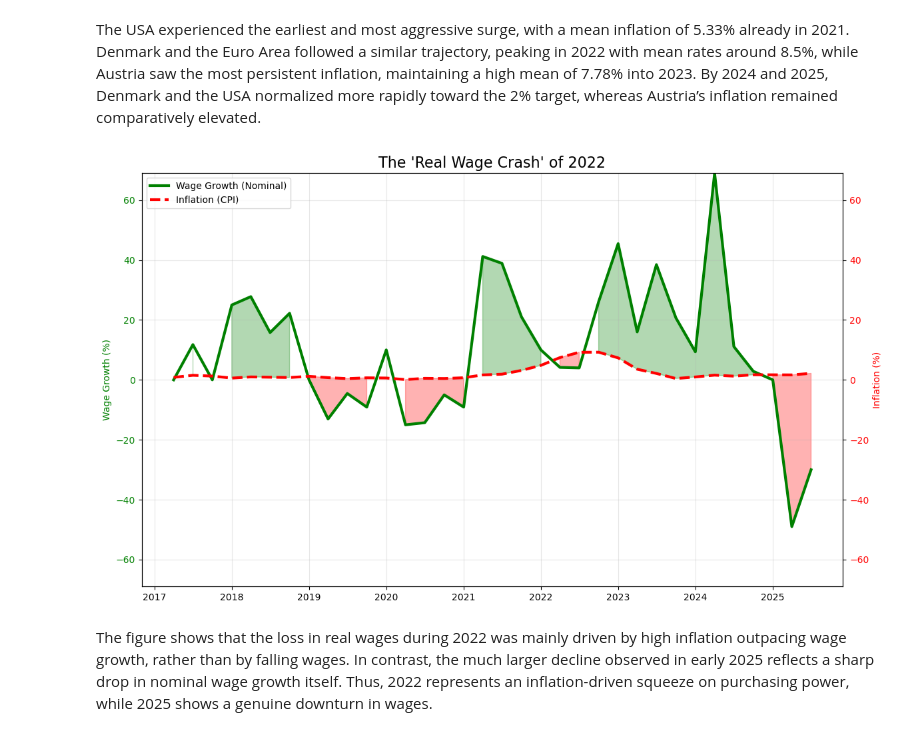
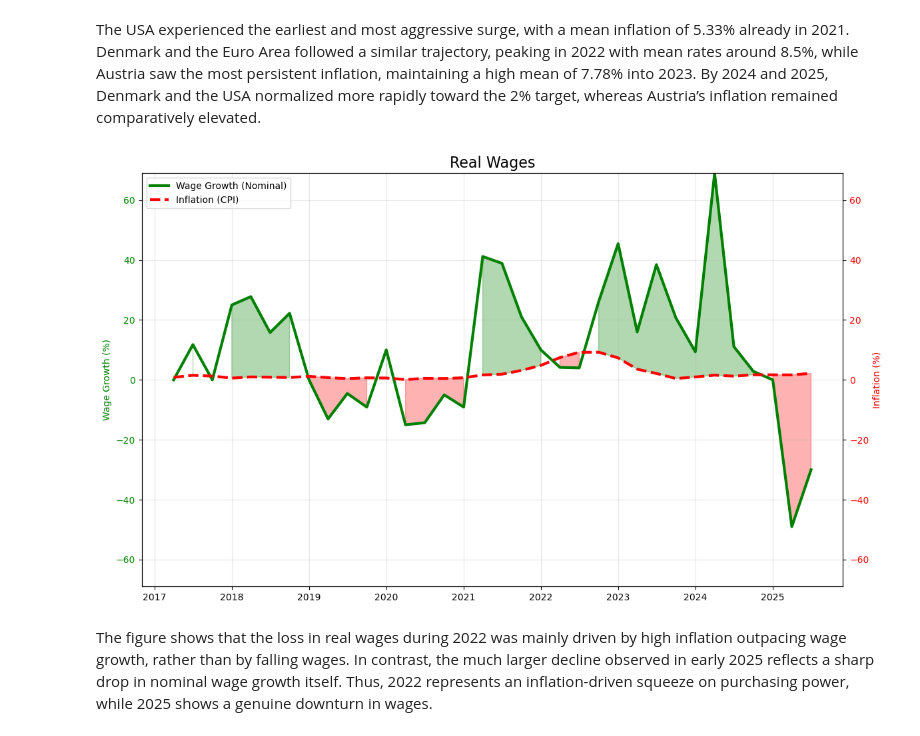
Before and after one commit to spb658/Eksamen-jake-ruben-Chris, a Jupyter notebook: Project__1.ipynb, the cells around one changed output. Drawn from its saved outputs; the diff is of its cells as text; code cells hidden in the pictures.

```diff
--- a/Project__1.ipynb
+++ b/Project__1.ipynb
@@ -725,34 +725,34 @@ ax1.set_ylim(-abs_max, abs_max)
 ax2 = ax1.twinx()
 ax2.plot(df["Date"], df["Inflation"],
          color="red", linewidth=3, linestyle="--", label="Inflation (CPI)")
 ax2.set_ylabel("Inflation (%)", color="red")
 ax2.tick_params(axis="y", labelcolor="red")
 ax2.set_ylim(-abs_max, abs_max)
 
 # Fill real wage loss / gain
 ax1.fill_between(
     df["Date"], df["Wage_Growth"], df["Inflation"],
     where=df["Inflation"] > df["Wage_Growth"],
     color="red", alpha=0.3
 )
 
 ax1.fill_between(
     df["Date"], df["Wage_Growth"], df["Inflation"],
     where=df["Wage_Growth"] > df["Inflation"],
     color="green", alpha=0.3
 )
 
-ax1.set_title("The 'Real Wage Crash' of 2022", fontsize=16)
+ax1.set_title("Real Wages", fontsize=16)
 ax1.grid(True, alpha=0.3)
 
 # Combined legend
 lines1, labels1 = ax1.get_legend_handles_labels()
 lines2, labels2 = ax2.get_legend_handles_labels()
 ax1.legend(lines1 + lines2, labels1 + labels2, loc="upper left")
 
 plt.tight_layout()
 plt.show()
 # %% [output]
-[figure, old version]
+[figure, new version]
 # %% [markdown]
 The figure shows that the loss in real wages during 2022 was mainly driven by high inflation outpacing wage growth, rather than by falling wages. In contrast, the much larger decline observed in early 2025 reflects a sharp drop in nominal wage growth itself. Thus, 2022 represents an inflation-driven squeeze on purchasing power, while 2025 shows a genuine downturn in wages.
```
